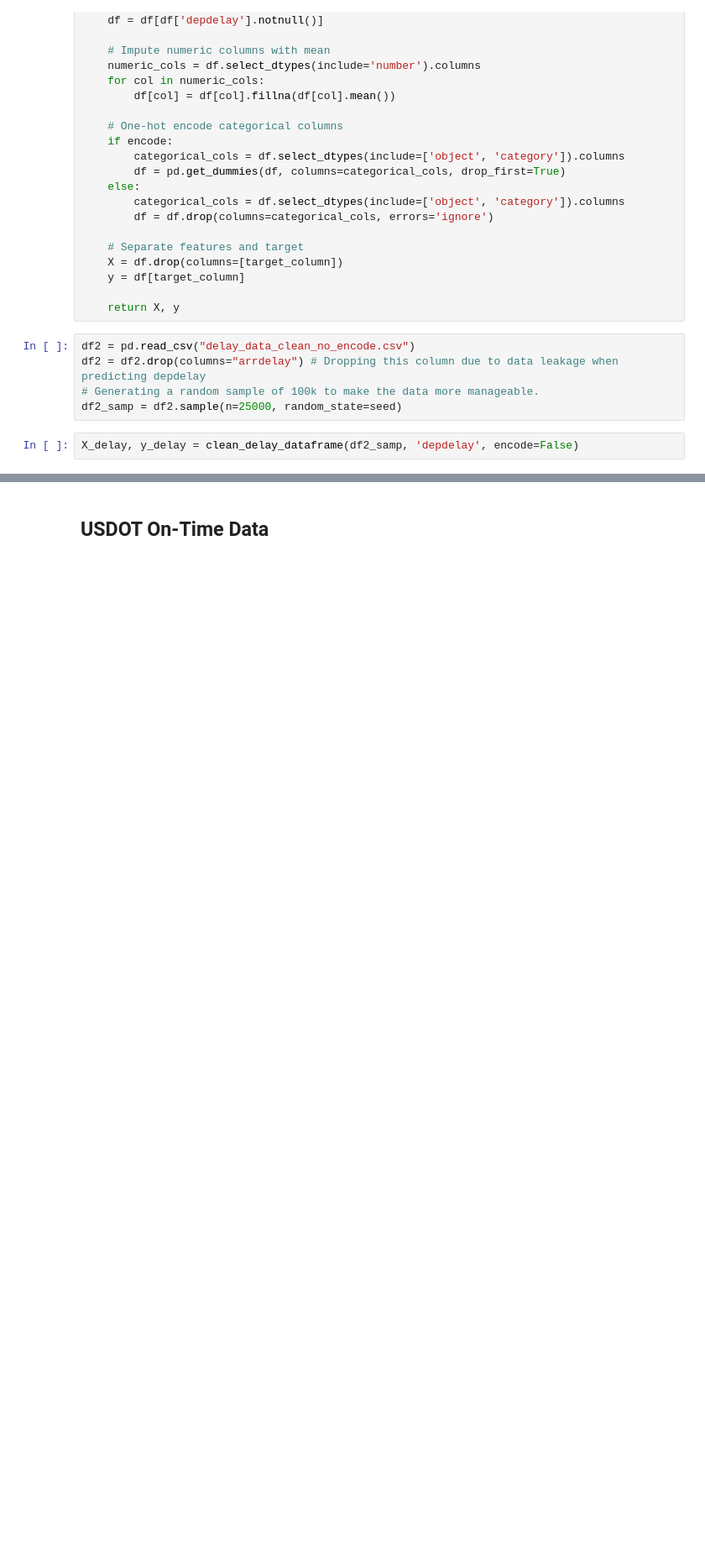
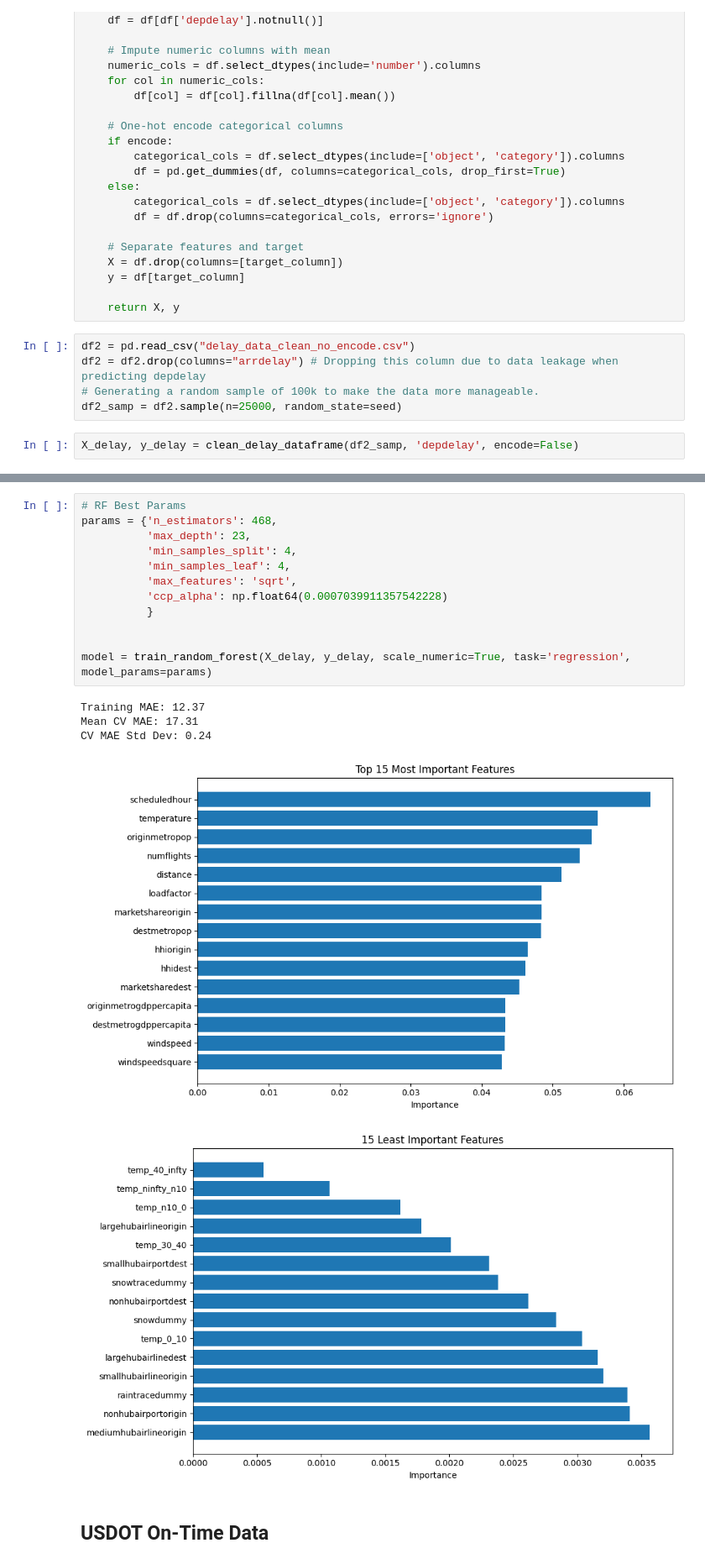
Before and after one commit to tbrantinghamBU/699-Personal, a Jupyter notebook: OMDS-ModB2-Week11-Brantingham-Tyler.ipynb, the cells around one changed output, grey strips where cells are left out. Shown at 84% size. Cells and saved outputs as stored; diff of their text form; blank space fills up the shorter version.

```diff
--- a/OMDS-ModB2-Week11-Brantingham-Tyler.ipynb
+++ b/OMDS-ModB2-Week11-Brantingham-Tyler.ipynb
@@ -411,3 +576,21 @@ best_model_range_delay, search_log_range_delay = random_search_random_forest(X_d
+# %%
+# RF Best Params
+params = {'n_estimators': 468,
+          'max_depth': 23,
+          'min_samples_split': 4,
+          'min_samples_leaf': 4,
+          'max_features': 'sqrt',
+          'ccp_alpha': np.float64(0.0007039911357542228)
+          }
+
+
+model = train_random_forest(X_delay, y_delay, scale_numeric=True, task='regression', model_params=params)
+# %% [output]
+Training MAE: 12.37
+Mean CV MAE: 17.31
+CV MAE Std Dev: 0.24
+[figure, added]
+[figure, added]
 # %% [markdown]
 ## USDOT On-Time Data
 # %%
```
Also changed, not shown: parts of 16 cells of this notebook.
